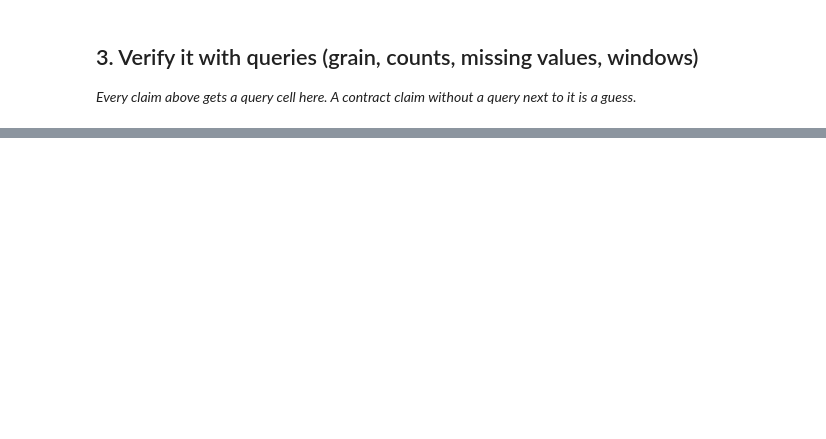
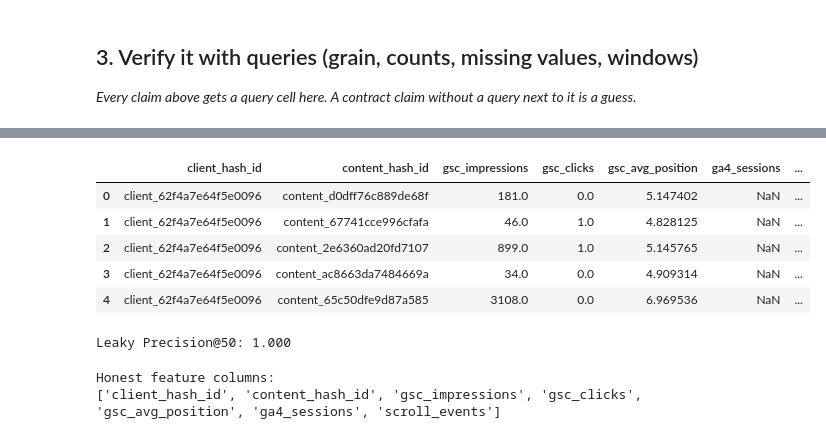
Before and after one commit to MariamMohamed06/flyrank-ml-week1, a Jupyter notebook: work/notebooks/w03_data_contract.ipynb, the cells around one changed output, grey strips where cells are left out. Cells and saved outputs as stored; diff of their text form; code cells hidden in the pictures; blank space fills up the shorter version.

```diff
--- a/work/notebooks/w03_data_contract.ipynb
+++ b/work/notebooks/w03_data_contract.ipynb
@@ -19,0 +21,21 @@ This skeleton is yours to fill. Work the sections **in order** — each one has
+# %%
+import os
+import duckdb
+from google.colab import userdata
+
+# Get the token from Colab Secrets
+os.environ["HF_TOKEN"] = userdata.get("HF_TOKEN")
+
+# Connect to DuckDB
+con = duckdb.connect()
+
+# Let DuckDB use the Hugging Face token from the credential chain
+con.execute("""
+CREATE SECRET hf_token (
+    TYPE HUGGINGFACE,
+    PROVIDER credential_chain
+)
+""")
+
+# Warehouse location
+warehouse = "hf://datasets/FlyRank/internship-warehouse"
@@ -26,0 +232,54 @@ This skeleton is yours to fill. Work the sections **in order** — each one has
+# %%
+features = con.sql("""
+SELECT
+    client_hash_id,
+    content_hash_id,
+    SUM(gsc_impressions) AS gsc_impressions,
+    SUM(gsc_clicks) AS gsc_clicks,
+    AVG(gsc_avg_position) AS gsc_avg_position,
+    SUM(ga4_sessions) AS ga4_sessions,
+    SUM(scroll_events) AS scroll_events
+FROM read_parquet(
+    'hf://datasets/FlyRank/internship-warehouse/fact_content_daily_performance/month=2026-03/*.parquet'
+)
+GROUP BY
+    client_hash_id,
+    content_hash_id
+""").df()
+
+features.head()
+# %% [output]
+|  | client_hash_id | content_hash_id | gsc_impressions | gsc_clicks | gsc_avg_position | ga4_sessions | ... |
+| 0 | client_62f4a7e64f5e0096 | content_d0dff76c889de68f | 181.0 | 0.0 | 5.147402 | NaN | ... |
+| 1 | client_62f4a7e64f5e0096 | content_67741cce996cfafa | 46.0 | 1.0 | 4.828125 | NaN | ... |
+| 2 | client_62f4a7e64f5e0096 | content_2e6360ad20fd7107 | 899.0 | 1.0 | 5.145765 | NaN | ... |
+| 3 | client_62f4a7e64f5e0096 | content_ac8663da7484669a | 34.0 | 0.0 | 4.909314 | NaN | ... |
+| 4 | client_62f4a7e64f5e0096 | content_65c50dfe9d87a585 | 3108.0 | 0.0 | 6.969536 | NaN | ... |
+# %%
+# Deliberate leakage experiment:
+# Create a label from the same March outcome window.
+leak_test = features.copy()
+
+leak_test["went_dark"] = (leak_test["gsc_clicks"].fillna(0) == 0).astype(int)
+
+# Deliberately leak the label itself as a "score"
+leak_test["leaky_score"] = leak_test["went_dark"]
+
+k = 50
+
+top_50 = leak_test.nlargest(k, "leaky_score")
+
+precision_at_50_leaky = top_50["went_dark"].mean()
+
+print(f"Leaky Precision@50: {precision_at_50_leaky:.3f}")
+# %% [output]
+Leaky Precision@50: 1.000
+# %%
+# Remove the intentionally leaked column.
+features_honest = features.drop(columns=["leaky_score"], errors="ignore")
+
+print("Honest feature columns:")
+print(features_honest.columns.tolist())
+# %% [output]
+Honest feature columns:
+['client_hash_id', 'content_hash_id', 'gsc_impressions', 'gsc_clicks', 'gsc_avg_position', 'ga4_sessions', 'scroll_events']
```
Also changed, not shown: parts of 17 cells of this notebook.
